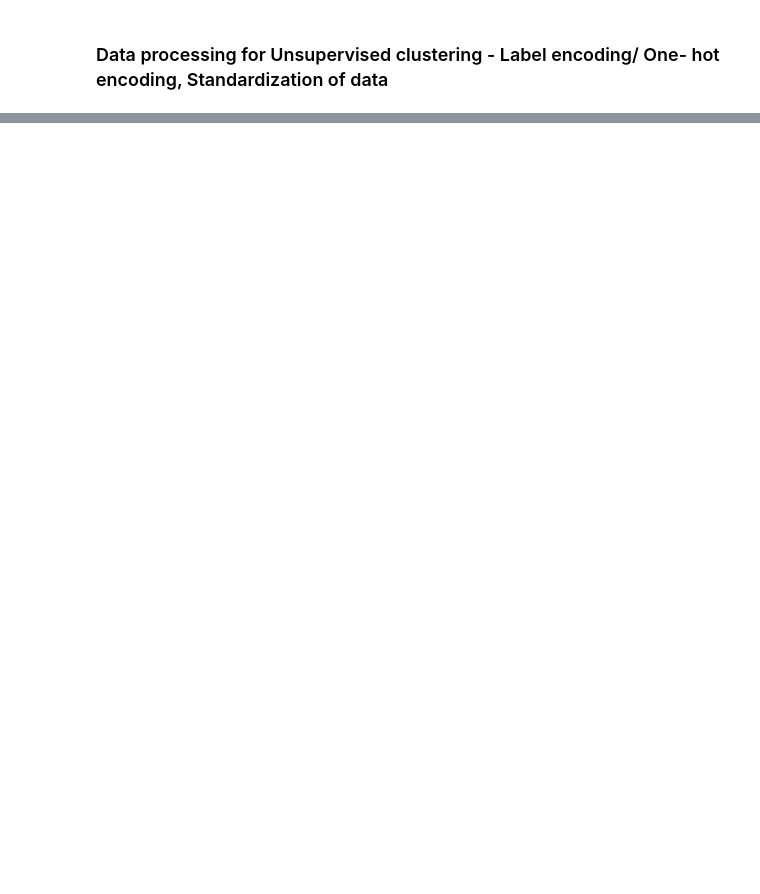
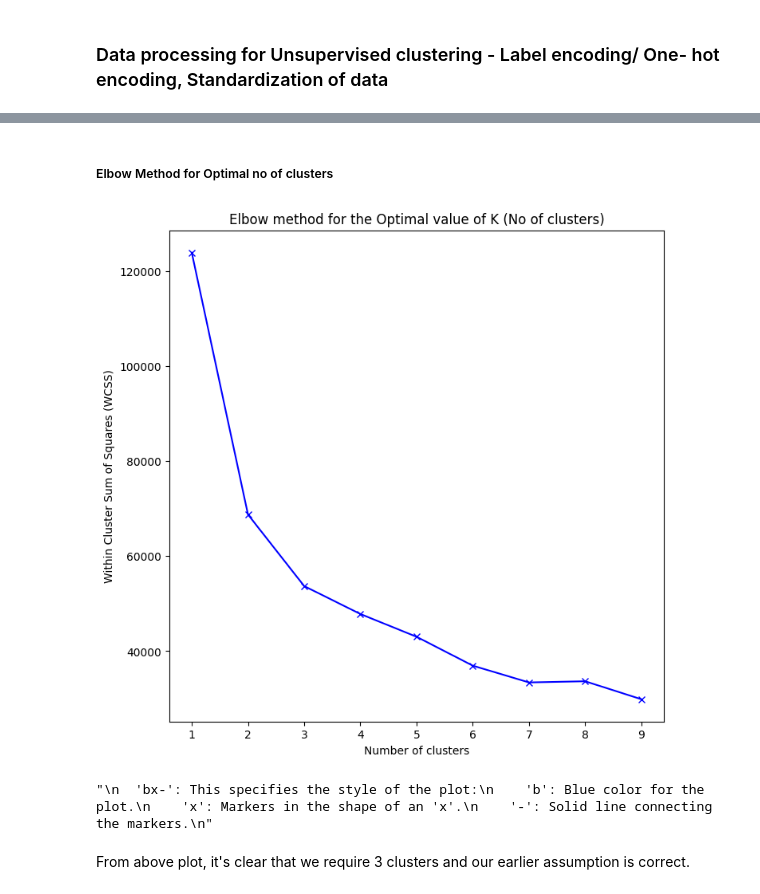
Before and after one commit to mayankbrn/9.12_Clustering_learners, a Jupyter notebook: Clustering_learners.ipynb, the cells around one changed output, grey strips where cells are left out. Drawn from its saved outputs; the diff is of its cells as text; code cells hidden in the pictures; blank space fills up the shorter version.

```diff
--- a/Clustering_learners.ipynb
+++ b/Clustering_learners.ipynb
@@ -1224,0 +1595,3 @@ dtype: int64
+# %%
+data_new = clusters.copy()
+data_new.head()
@@ -1224,0 +1605,3 @@ dtype: int64
+# %%
+data_new.drop('label', axis =1, inplace = True)
+data_new.head()
@@ -1224,0 +1627,31 @@ dtype: int64
+# %% [markdown]
+##### Elbow Method for Optimal no of clusters
+# %%
+from sklearn.cluster import KMeans
+plt.figure(figsize = (8, 8))
+wcss = [] #empty list to save the WCSS values from the kmeans
+k = range(1, 10)
+
+for num_clusters in range(1, 10):
+  kmeans = KMeans(n_clusters = num_clusters)
+  kmeans.fit(data_new)
+  wcss.append(kmeans.inertia_)
+
+plt.plot(k ,wcss, 'bx-')
+plt.xlabel('Number of clusters')
+plt.ylabel('Within Cluster Sum of Squares (WCSS)')
+plt.title('Elbow method for the Optimal value of K (No of clusters)')
+plt.show()
+# %% [output]
+[figure, added]
+# %%
+'''
+  'bx-': This specifies the style of the plot:
+    'b': Blue color for the plot.
+    'x': Markers in the shape of an 'x'.
+    '-': Solid line connecting the markers.
+'''
+# %% [output]
+"\n  'bx-': This specifies the style of the plot:\n    'b': Blue color for the plot.\n    'x': Markers in the shape of an 'x'.\n    '-': Solid line connecting the markers.\n"
+# %% [markdown]
+From above plot, it's clear that we require 3 clusters and our earlier assumption is correct.
```
Also changed, not shown: parts of 78 cells of this notebook.
